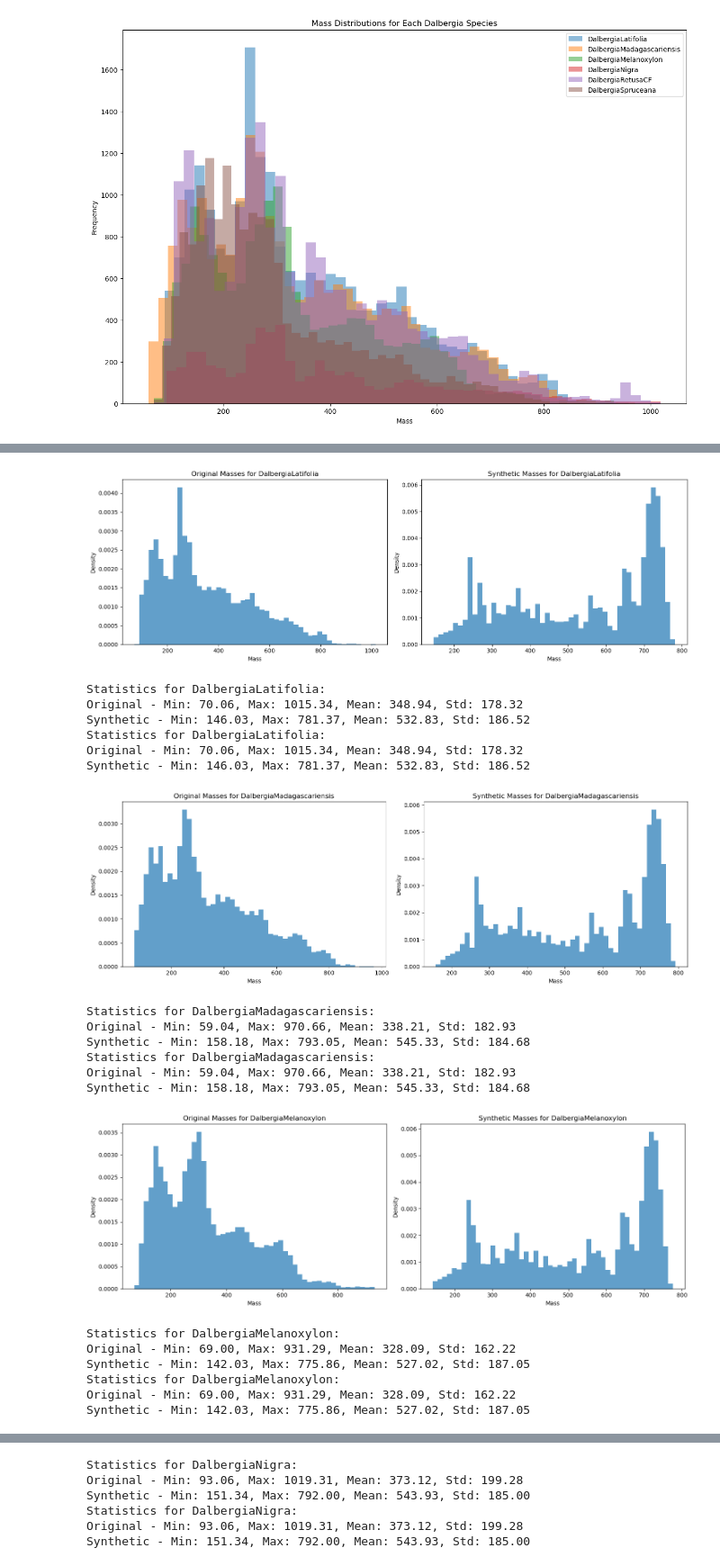
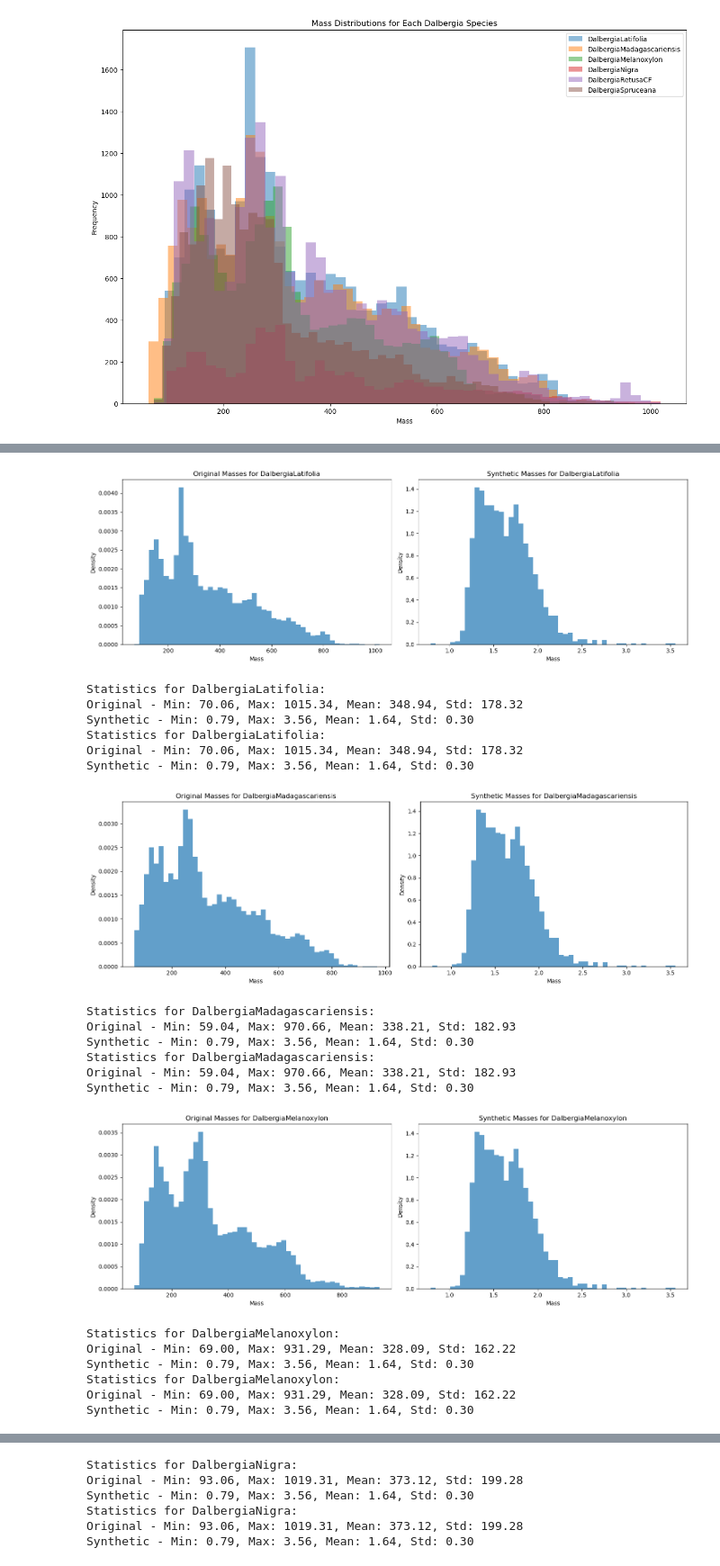
Before and after one commit to MarshallWylder/Kew, a Jupyter notebook: mzVAE.ipynb, the cells around one changed output, grey strips where cells are left out. Shown at 90% size. Cells and saved outputs as stored; diff of their text form; code cells hidden in the pictures.

Commit message:
Added hierarchical structure

```diff
--- a/mzVAE.ipynb
+++ b/mzVAE.ipynb
@@ -491,13 +627,19 @@ def vae_loss(recon_x, x, mu, log_var, mask, mass_normalizer):
     MSE = F.mse_loss(recon_x * mask, x_original * mask, reduction='sum') / mask.sum()
     KLD = -0.5 * torch.sum(1 + log_var - mu.pow(2) - log_var.exp()) / x.size(0)
     return MSE + KLD, MSE, KLD
+
+def hvae_loss(recon_x, x, mu_local, log_var_local, mu_global, log_var_global, mask):
+    MSE = F.mse_loss(recon_x * mask, x * mask, reduction='sum') / mask.sum()
+    KLD_local = -0.5 * torch.sum(1 + log_var_local - mu_local.pow(2) - log_var_local.exp()) / x.size(0)
+    KLD_global = -0.5 * torch.sum(1 + log_var_global - mu_global.pow(2) - log_var_global.exp()) / x.size(0)
+    return MSE + KLD_local + KLD_global, MSE, KLD_local, KLD_global
 # %%
 
 
 import torch.optim as optim
 from torch.optim.lr_scheduler import ReduceLROnPlateau
 
-def train_vae(model, masses, labels, mask, num_epochs, batch_size, learning_rate, mass_normalizer, device):
+def train_hvae(model, masses, labels, mask, num_epochs, batch_size, learning_rate, mass_normalizer, device):
     optimizer = optim.Adam(model.parameters(), lr=learning_rate)
     scheduler = optim.lr_scheduler.ReduceLROnPlateau(optimizer, patience=5, factor=0.5, verbose=True)
 
@@ -507,7 +649,8 @@ def train_vae(model, masses, labels, mask, num_epochs, batch_size, learning_rate
         model.train()
         total_loss = 0
         total_recon_loss = 0
-        total_kl_loss = 0
+        total_kl_loss_local = 0
+        total_kl_loss_global = 0
         num_batches = 0
 
         indices = torch.randperm(len(normalized_masses))
@@ -520,8 +663,8 @@ def train_vae(model, masses, labels, mask, num_epochs, batch_size, learning_rate
 
             optimizer.zero_grad()
 
-            recon_batch, mu, log_var = model(batch_masses, batch_labels)
-            loss, recon_loss, kl_loss = vae_loss(recon_batch, batch_masses, mu, log_var, batch_mask, mass_normalizer)
+            recon_batch, mu_local, log_var_local, mu_global, log_var_global = model(batch_masses, batch_labels)
+            loss, recon_loss, kl_loss_local, kl_loss_global = hvae_loss(recon_batch, batch_masses, mu_local, log_var_local, mu_global, log_var_global, batch_mask)
 
             loss.backward()
             torch.nn.utils.clip_grad_norm_(model.parameters(), max_norm=1.0)
@@ -529,15 +672,20 @@ def train_vae(model, masses, labels, mask, num_epochs, batch_size, learning_rate
 
             total_loss += loss.item()
             total_recon_loss += recon_loss.item()
-            total_kl_loss += kl_loss.item()
+            total_kl_loss_local += kl_loss_local.item()
+            total_kl_loss_global += kl_loss_global.item()
             num_batches += 1
 
         avg_loss = total_loss / num_batches
         avg_recon_loss = total_recon_loss / num_batches
-        avg_kl_loss = total_kl_loss / num_batches
+        avg_kl_loss_local = total_kl_loss_local / num_batches
+        avg_kl_loss_global = total_kl_loss_global / num_batches
 
         if (epoch + 1) % 100 == 0:
-            print(f"Epoch [{epoch+1}/{num_epochs}], Loss: {avg_loss:.4f}, Recon Loss: {avg_recon_loss:.4f}, KL Loss: {avg_kl_loss:.4f}")
+            print(f"Epoch [{epoch+1}/{num_epochs}], Loss: {avg_loss:.4f}, "
+                  f"Recon Loss: {avg_recon_loss:.4f}, "
+                  f"KL Loss Local: {avg_kl_loss_local:.4f}, "
+                  f"KL Loss Global: {avg_kl_loss_global:.4f}")
 
         scheduler.step(avg_loss)
 
@@ -602,7 +750,7 @@ if __name__ == "__main__":
     num_species = len(species_mapping)
 
     # Training parameters
-    num_epochs = 5000
+    num_epochs = 500
     batch_size = 32
     learning_rate = 0.001
 
@@ -614,15 +762,13 @@ if __name__ == "__main__":
     # Initialize the model
 
     seq_len = masses.shape[1]  # Your sequence length
-    latent_dim = 64
+    global_latent_dim = 32  # you can adjust this
+    local_latent_dim = 16   # you can adjust this
     num_species = len(species_mapping)
     mass_normalizer = MassNormalizer(masses, mask)
-    model = ConvRecurrentVAE(
-            seq_len=masses.shape[1],
-            latent_dim=64,
-            num_species=len(species_mapping),
-            mass_normalizer=mass_normalizer
-        ).to(device)
+    model = HierarchicalConvRecurrentVAE(seq_len, global_latent_dim= global_latent_dim, local_latent_dim=local_latent_dim, num_species=num_species,
+                                     conv_channels=[32, 64], hidden_dim=128, dropout_rate=0.5,
+                                     mass_normalizer=mass_normalizer).to(device)
     # # Print model summary
     # print(model)
     # print(f"Total parameters: {sum(p.numel() for p in model.parameters())}")
@@ -637,15 +783,16 @@ if __name__ == "__main__":
     mask = mask.to(device)
 
     # Train the model
-    trained_model = train_vae(model, masses, labels, mask, num_epochs=num_epochs, batch_size=32, learning_rate=1e-3, mass_normalizer=mass_normalizer, device=device)
+    trained_model = train_hvae(model, masses, labels, mask, num_epochs, batch_size, learning_rate, mass_normalizer, device)
     trained_model = trained_model.to(device)
 
     def generate_samples(model, num_samples, species_label, device):
         model.eval()
         with torch.no_grad():
-            z = torch.randn(num_samples, model.latent_dim, device=device)
+            z_global = torch.randn(num_samples, model.global_latent_dim, device=device)
+            z_local = torch.randn(num_samples, model.seq_len, model.local_latent_dim, device=device)
             species_labels = torch.full((num_samples,), species_label, device=device)
-            samples = model.decode(z, species_labels)
+            samples = model.decode(z_local, z_global, species_labels)
         return samples.cpu().numpy()
 
     # Generate and visualize synthetic masses for each species
@@ -689,21 +824,21 @@ Epoch [5000/5000], Loss: 9133.7002, Recon Loss: 9087.1382, KL Loss: 46.5620
-[figure, old version]
+[figure, new version]
 Statistics for DalbergiaLatifolia:
 Original - Min: 70.06, Max: 1015.34, Mean: 348.94, Std: 178.32
-Synthetic - Min: 146.03, Max: 781.37, Mean: 532.83, Std: 186.52
+Synthetic - Min: 0.79, Max: 3.56, Mean: 1.64, Std: 0.30
 Statistics for DalbergiaLatifolia:
 Original - Min: 70.06, Max: 1015.34, Mean: 348.94, Std: 178.32
-Synthetic - Min: 146.03, Max: 781.37, Mean: 532.83, Std: 186.52
+Synthetic - Min: 0.79, Max: 3.56, Mean: 1.64, Std: 0.30
-[figure, old version]
+[figure, new version]
 Statistics for DalbergiaMadagascariensis:
 Original - Min: 59.04, Max: 970.66, Mean: 338.21, Std: 182.93
-Synthetic - Min: 158.18, Max: 793.05, Mean: 545.33, Std: 184.68
+Synthetic - Min: 0.79, Max: 3.56, Mean: 1.64, Std: 0.30
 Statistics for DalbergiaMadagascariensis:
 Original - Min: 59.04, Max: 970.66, Mean: 338.21, Std: 182.93
-Synthetic - Min: 158.18, Max: 793.05, Mean: 545.33, Std: 184.68
+Synthetic - Min: 0.79, Max: 3.56, Mean: 1.64, Std: 0.30
-[figure, old version]
+[figure, new version]
 Statistics for DalbergiaMelanoxylon:
 Original - Min: 69.00, Max: 931.29, Mean: 328.09, Std: 162.22
-Synthetic - Min: 142.03, Max: 775.86, Mean: 527.02, Std: 187.05
+Synthetic - Min: 0.79, Max: 3.56, Mean: 1.64, Std: 0.30
 Statistics for DalbergiaMelanoxylon:
 Original - Min: 69.00, Max: 931.29, Mean: 328.09, Std: 162.22
-Synthetic - Min: 142.03, Max: 775.86, Mean: 527.02, Std: 187.05
+Synthetic - Min: 0.79, Max: 3.56, Mean: 1.64, Std: 0.30
@@ -711,6 +846,6 @@ Synthetic - Min: 142.03, Max: 775.86, Mean: 527.02, Std: 187.05
 Statistics for DalbergiaNigra:
 Original - Min: 93.06, Max: 1019.31, Mean: 373.12, Std: 199.28
-Synthetic - Min: 151.34, Max: 792.00, Mean: 543.93, Std: 185.00
+Synthetic - Min: 0.79, Max: 3.56, Mean: 1.64, Std: 0.30
 Statistics for DalbergiaNigra:
 Original - Min: 93.06, Max: 1019.31, Mean: 373.12, Std: 199.28
-Synthetic - Min: 151.34, Max: 792.00, Mean: 543.93, Std: 185.00
+Synthetic - Min: 0.79, Max: 3.56, Mean: 1.64, Std: 0.30
```
Also changed, not shown: parts of 2 cells of this notebook.
